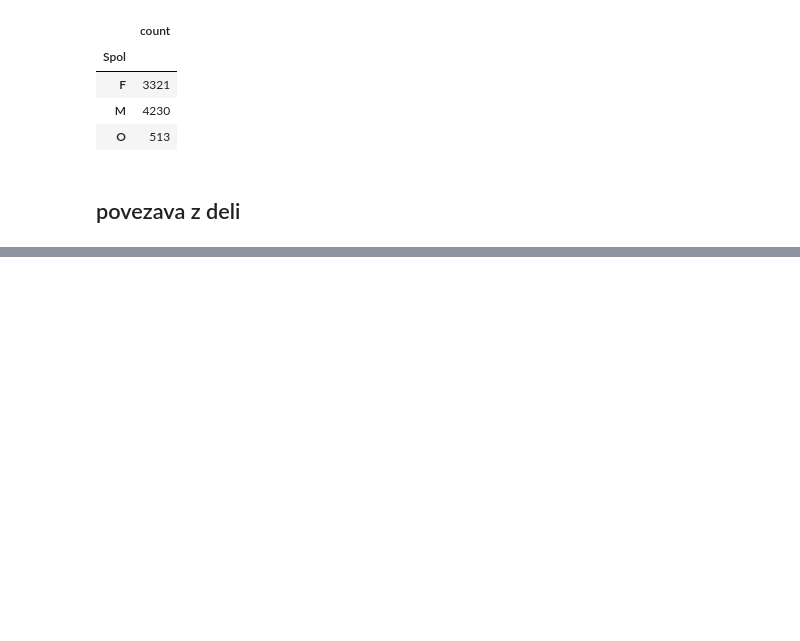
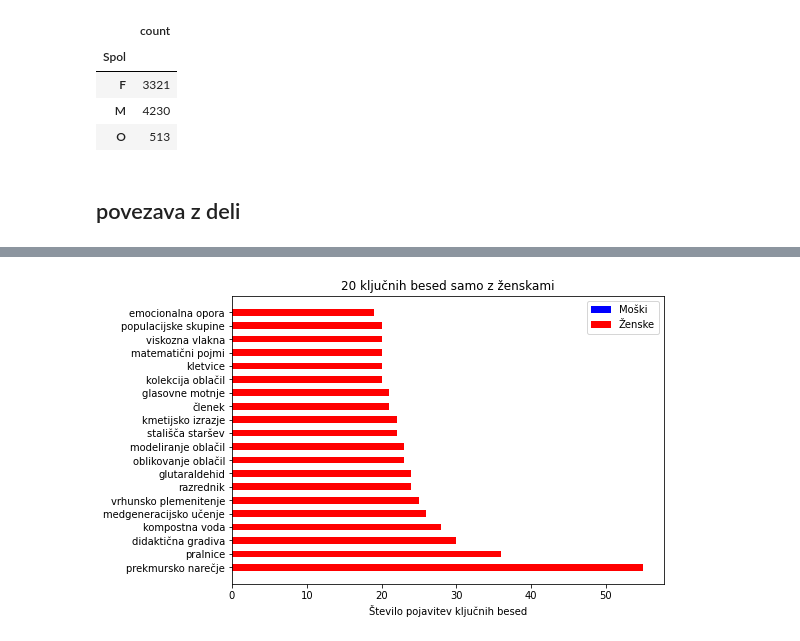
Before and after one commit to ShiftIsLost/PR-seminarska, a Jupyter notebook: Ugibanje spola iz imen.ipynb, the cells around one changed output, grey strips where cells are left out. Saved outputs shown, nothing was run; the diff lists cells and outputs as text; code cells hidden in the pictures; blank space fills up the shorter version.

```diff
--- a/Ugibanje spola iz imen.ipynb
+++ b/Ugibanje spola iz imen.ipynb
@@ -188,0 +313,29 @@ skup
+# %%
+
+
+#male
+omk = sorted(raz1, key=raz1.get, reverse=True)
+
+#female
+ofk = sorted(raz1,key=lambda x:raz1.get(x)[1:] , reverse=True)
+# %%
+x = ofk[:20]
+y0 = [raz1[a][0]*raz1[a][2] for a in x]
+y1 = [raz1[a][1]*raz1[a][2] for a in x]
+y2 = [raz1[a][2] for a in x]
+
+ind = np.arange(len(x))
+width = 0.50
+fig = plt.figure()
+ax = fig.add_axes([0,0,1,1])
+ax.barh(ind, y0, width, color='b')
+ax.barh(ind, y1, width,left=y0, color='r')
+
+ax.set_xlabel('Število pojavitev ključnih besed')
+ax.set_title('20 ključnih besed samo z ženskami')
+ax.set_yticks(ind, x)
+
+ax.legend(labels=['Moški', 'Ženske'])
+plt.show()
+# %% [output]
+[figure, added]
```
Also changed, not shown: parts of 18 cells of this notebook.
